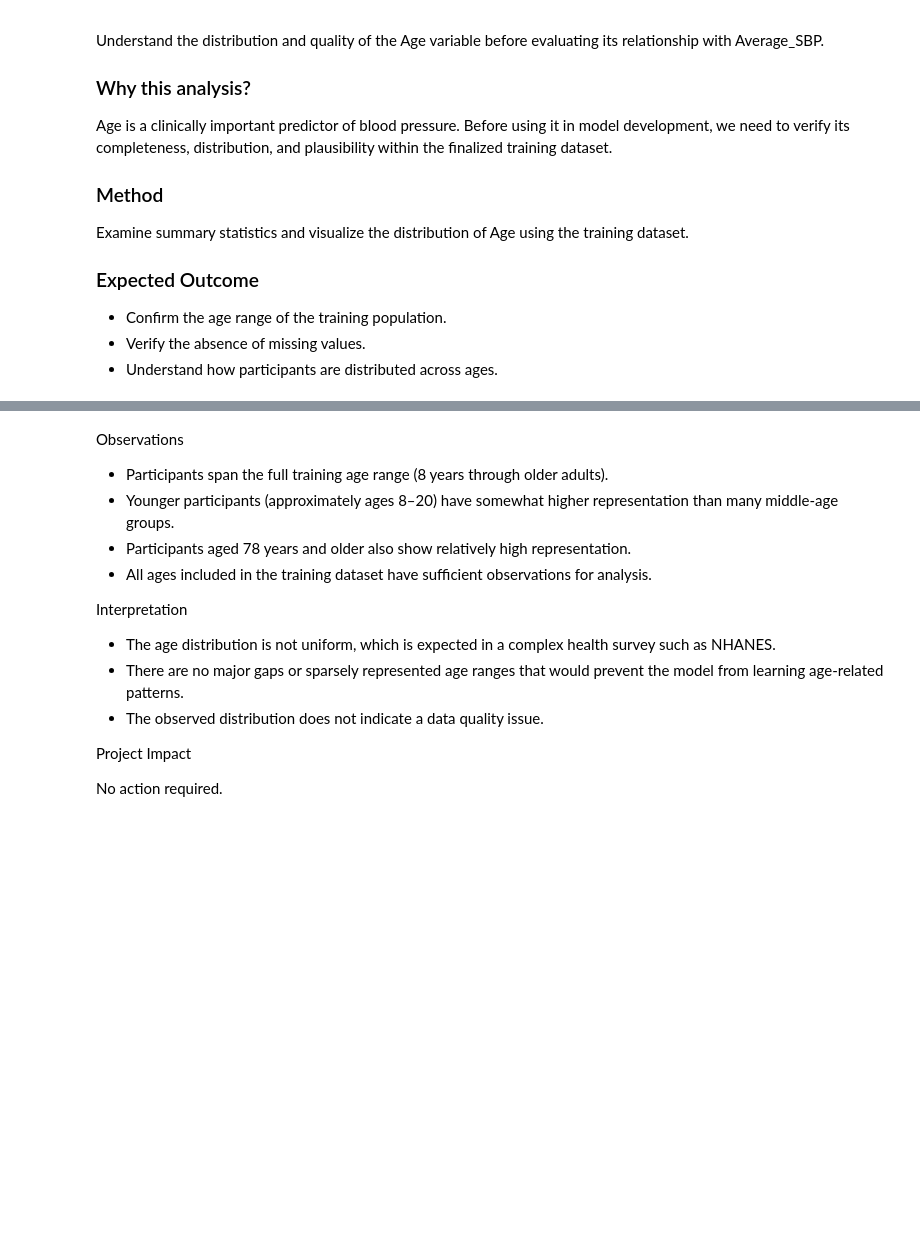
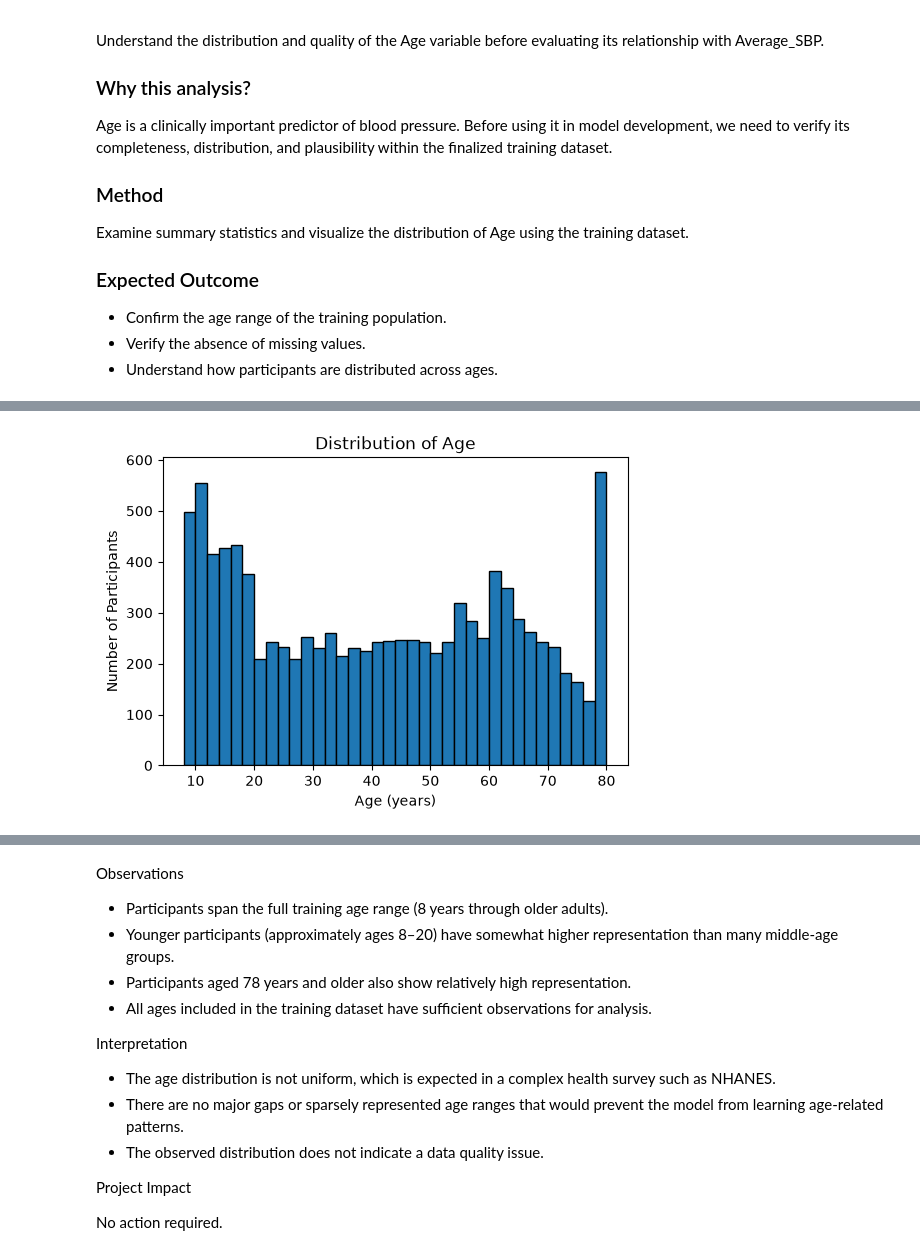
Before and after one commit to kmnguyen37/Intelligent-Blood-Presure-Risk-Assessment, a Jupyter notebook: notebook/01-project-notebook.ipynb, the cells around one changed output, grey strips where cells are left out. Cells and saved outputs as stored; diff of their text form; code cells hidden in the pictures; blank space fills up the shorter version.

```diff
--- a/notebook/01-project-notebook.ipynb
+++ b/notebook/01-project-notebook.ipynb
@@ -459,17 +673,19 @@ model_training_df["RIDAGEYR"].isna().sum()
 # %%
 # 3. Histogram of Age Distribution
-plt.figure(figsize=(10, 6))
+plt.figure(figsize=(6, 4))
 
 plt.hist(
     model_training_df["RIDAGEYR"],
     bins=36,
     edgecolor="black"
 )
 plt.title("Distribution of Age")
 plt.xlabel("Age (years)")
 plt.ylabel("Number of Participants")
 
 plt.show()
+# %% [output]
+[figure, added]
 # %%
 age_counts = (
     model_training_df["RIDAGEYR"]
```
Also changed, not shown: parts of 143 cells of this notebook, 6 other files.
